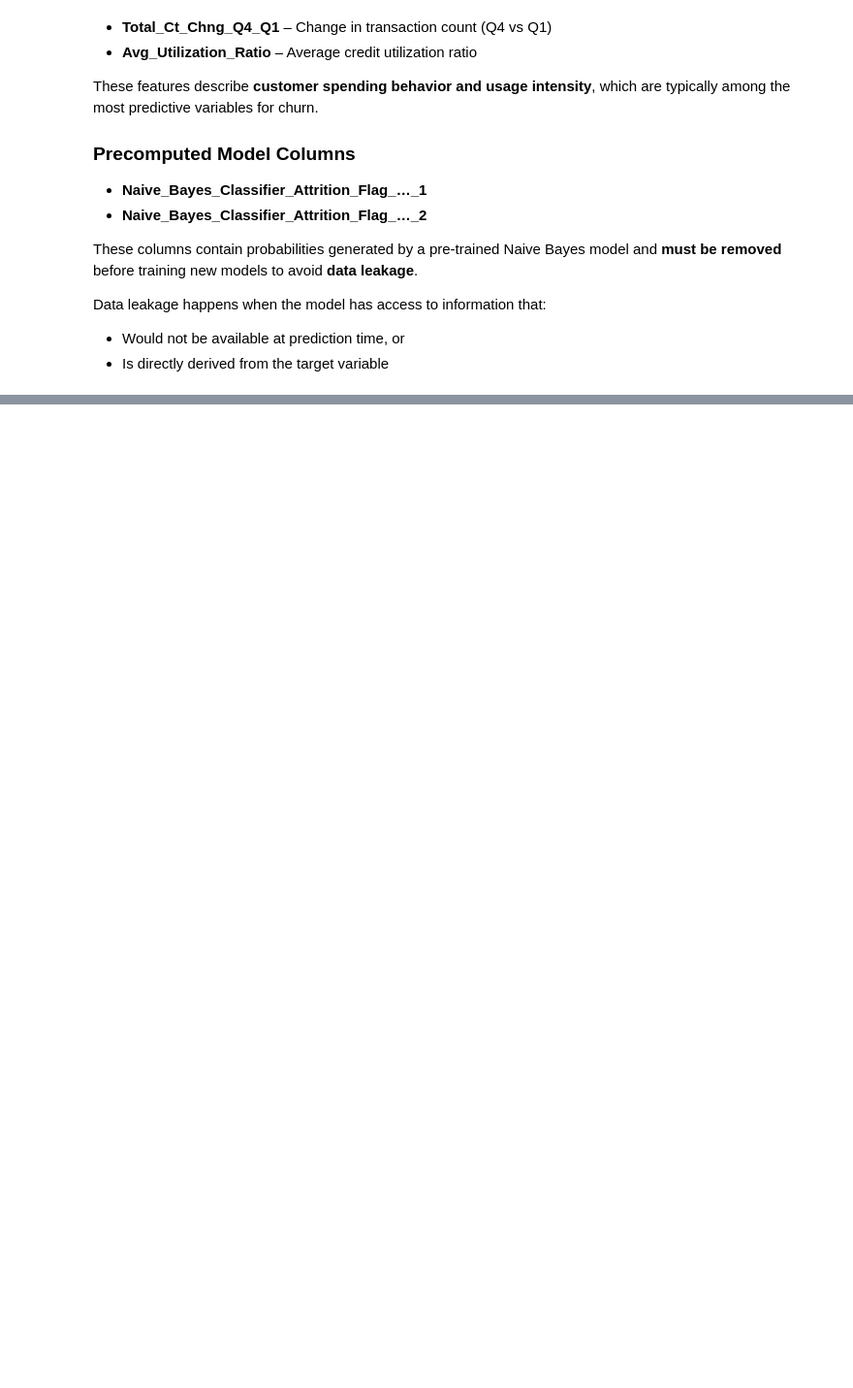
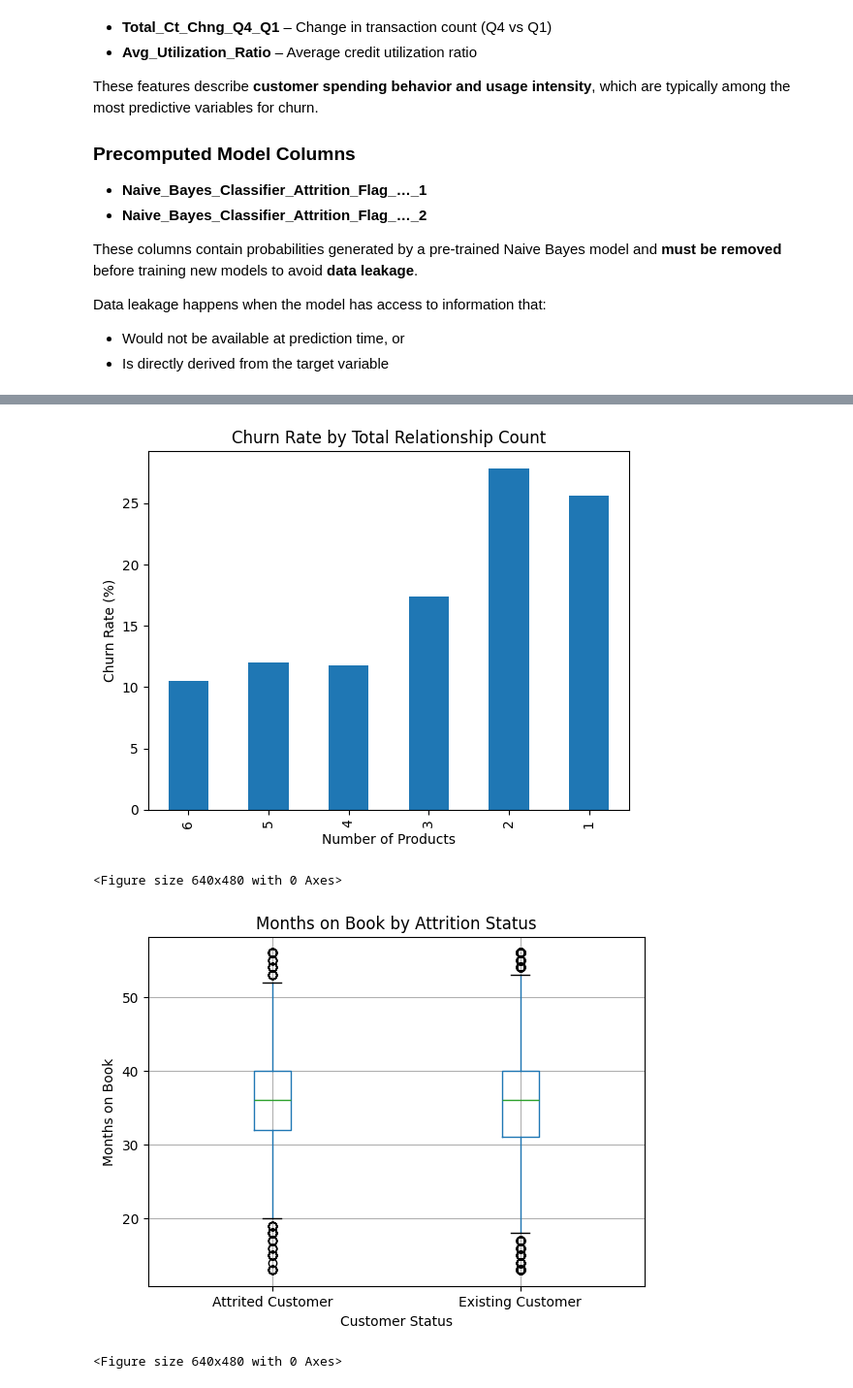
Before and after one commit to PPerezdeMadrid/ml-model, a Jupyter notebook: ChurnPredictor/02_EDA_Churn_predictor.ipynb, the cells around one changed output, grey strips where cells are left out. Shown at 97% size. Drawn from its saved outputs; the diff is of its cells as text; code cells hidden in the pictures; blank space fills up the shorter version.

```diff
--- a/ChurnPredictor/02_EDA_Churn_predictor.ipynb
+++ b/ChurnPredictor/02_EDA_Churn_predictor.ipynb
@@ -192,0 +435,36 @@ df = df.drop(columns=[
+# %%
+# 4. Relationship & Account Features
+
+# Number of Products
+relationship_churn = churn_rate_by_category(df, "Total_Relationship_Count")
+relationship_churn = relationship_churn.sort_index(ascending=False)
+
+plt.figure()
+relationship_churn.plot(kind="bar")
+plt.title("Churn Rate by Total Relationship Count")
+plt.xlabel("Number of Products")
+plt.ylabel("Churn Rate (%)")
+plt.show()
+
+# Months on Book
+plt.figure()
+df.boxplot(column="Months_on_book", by="Attrition_Flag")
+plt.title("Months on Book by Attrition Status")
+plt.suptitle("")
+plt.xlabel("Customer Status")
+plt.ylabel("Months on Book")
+plt.show()
+
+# Credit Limit
+plt.figure()
+df.boxplot(column="Credit_Limit", by="Attrition_Flag")
+plt.title("Credit Limit by Attrition Status")
+plt.suptitle("")
+plt.xlabel("Customer Status")
+plt.ylabel("Credit Limit")
+plt.show()
+# %% [output]
+[figure, added]
+<Figure size 640x480 with 0 Axes>
+[figure, added]
+<Figure size 640x480 with 0 Axes>
```
Also changed, not shown: parts of 31 cells of this notebook, 1 other file.
